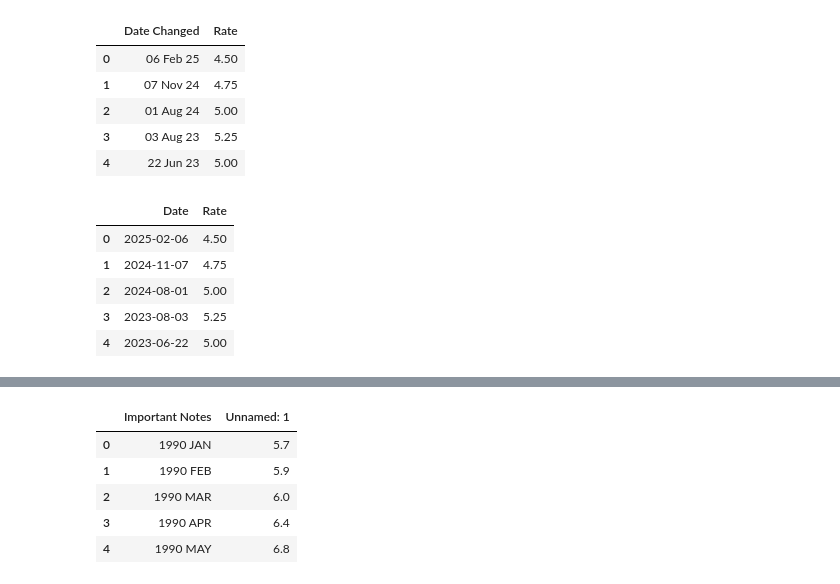
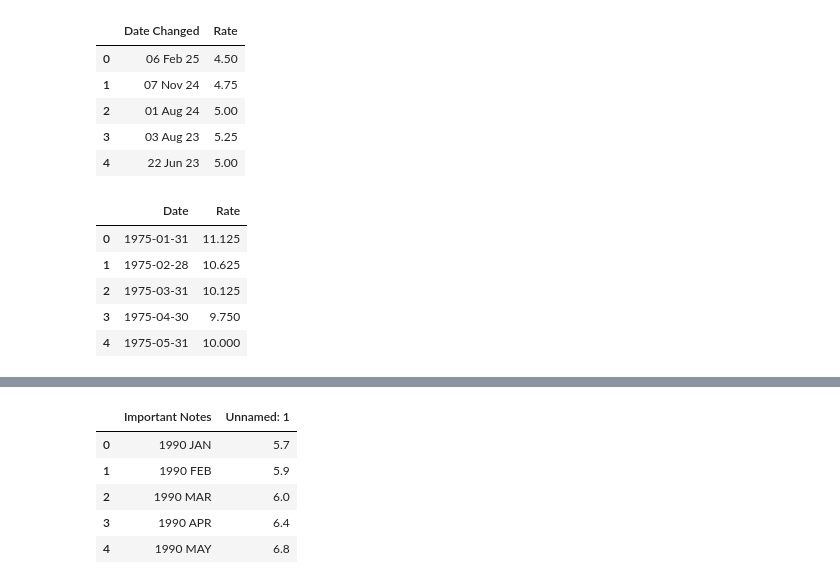
Before and after one commit to gamzebb/group-project, a Jupyter notebook: BankSpeeches_StarterCode-10.ipynb, the cells around one changed output, grey strips where cells are left out. Cells and saved outputs as stored; diff of their text form; code cells hidden in the pictures.

```diff
--- a/BankSpeeches_StarterCode-10.ipynb
+++ b/BankSpeeches_StarterCode-10.ipynb
@@ -1975,21 +2105,33 @@ base_rate.head()
 | 3 | 03 Aug 23 | 5.25 |
 | 4 | 22 Jun 23 | 5.00 |
 # %%
-# Rename 'Date Changed' to 'Date'
+# Rename 'Date Changed' to 'Date' for consistency
 base_rate.rename(columns={'Date Changed': 'Date'}, inplace=True)
 
-# Convert the date — assume all years are 20xx
+# Convert the Date column to datetime format
 base_rate['Date'] = pd.to_datetime(base_rate['Date'], format='%d %b %y', errors='coerce')
 
-#convert to string format 'YYYY-MM-DD' if needed
+# Drop rows with missing dates
+base_rate.dropna(subset=["Date"], inplace=True)
+
+# Set the date as the index for resampling
+base_rate.set_index("Date", inplace=True)
+
+# Resample to month end frequency, using interpolation for missing months
+base_rate = base_rate.resample("ME").mean().interpolate()
+
+# Reset the index to get the Date column back in the correct format
+base_rate.reset_index(inplace=True)
+
+# Convert the date back to 'YYYY-MM-DD' format if needed
 base_rate['Date'] = base_rate['Date'].dt.strftime('%Y-%m-%d')
 
 # Preview the result
 base_rate.head()
 # %% [output]
 |  | Date | Rate |
-| 0 | 2025-02-06 | 4.50 |
-| 1 | 2024-11-07 | 4.75 |
-| 2 | 2024-08-01 | 5.00 |
-| 3 | 2023-08-03 | 5.25 |
-| 4 | 2023-06-22 | 5.00 |
+| 0 | 1975-01-31 | 11.125 |
+| 1 | 1975-02-28 | 10.625 |
+| 2 | 1975-03-31 | 10.125 |
+| 3 | 1975-04-30 | 9.750 |
+| 4 | 1975-05-31 | 10.000 |
```
Also changed, not shown: parts of 33 cells of this notebook, 2 other files.
